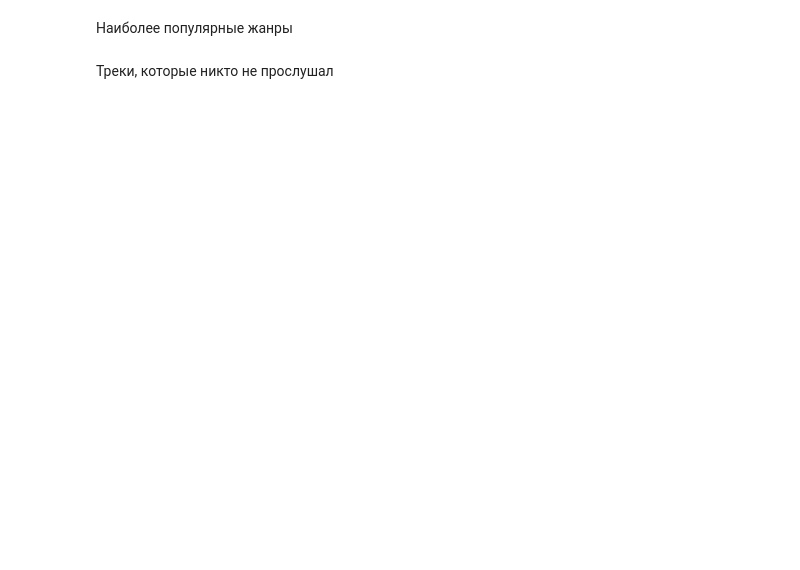
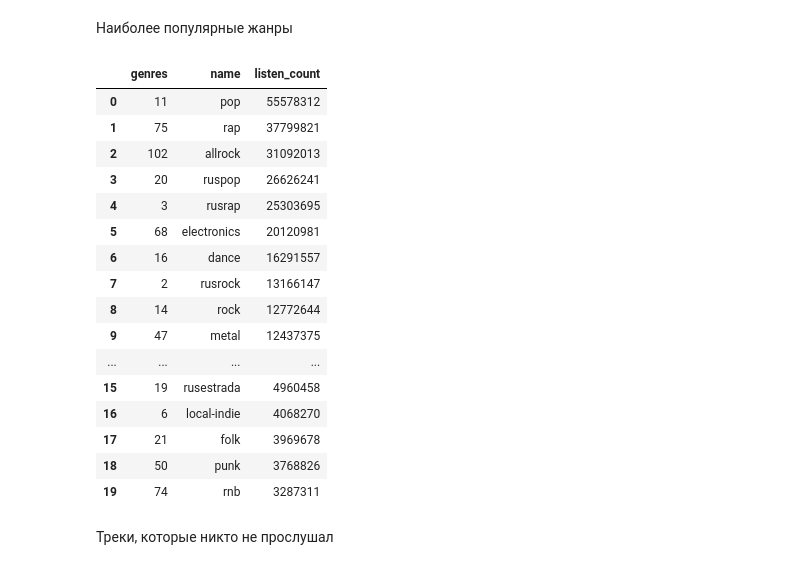
Before and after one commit to The-Mushroom-That-Killed-Mario/mle-project-sprint-4-v001, a Jupyter notebook: recommendations.ipynb, the cells around one changed output. Cells and saved outputs as stored; diff of their text form; code cells hidden in the pictures; blank space fills up the shorter version.

```diff
--- a/recommendations.ipynb
+++ b/recommendations.ipynb
@@ -287,4 +363,74 @@ print(
 # %% [markdown]
 Наиболее популярные жанры
+# %%
+# количество прослушиваний каждого трека
+
+track_listens = (
+    interactions.groupby("track_id")
+    .size()
+    .reset_index(name="listen_count")
+)
+
+# Присоединяем жанры
+tracks_with_listens = tracks[
+    ["track_id", "genres"]
+].merge(
+    track_listens,
+    on="track_id",
+    how="left"
+)
+
+tracks_with_listens["listen_count"] = (
+    tracks_with_listens["listen_count"]
+    .fillna(0)
+    .astype("int64")
+)
+
+# Подсчёт суммы прослушиваний
+popular_genres = (
+    tracks_with_listens
+    .explode("genres")
+    .groupby("genres")["listen_count"]
+    .sum()
+    .reset_index()
+    .sort_values("listen_count", ascending=False)
+    .head(20)
+)
+
+# Подтягиваем имена жанров
+genre_names = catalog_names[
+    catalog_names["type"] == "genre"
+][["id", "name"]]
+
+popular_genres = (
+    popular_genres
+    .merge(
+        genre_names,
+        left_on="genres",
+        right_on="id",
+        how="left"
+    )
+    [["genres", "name", "listen_count"]]
+)
+
+popular_genres
+# %% [output]
+|  | genres | name | listen_count |
+| 0 | 11 | pop | 55578312 |
+| 1 | 75 | rap | 37799821 |
+| 2 | 102 | allrock | 31092013 |
+| 3 | 20 | ruspop | 26626241 |
+| 4 | 3 | rusrap | 25303695 |
+| 5 | 68 | electronics | 20120981 |
+| 6 | 16 | dance | 16291557 |
+| 7 | 2 | rusrock | 13166147 |
+| 8 | 14 | rock | 12772644 |
+| 9 | 47 | metal | 12437375 |
+| ... | ... | ... | ... |
+| 15 | 19 | rusestrada | 4960458 |
+| 16 | 6 | local-indie | 4068270 |
+| 17 | 21 | folk | 3969678 |
+| 18 | 50 | punk | 3768826 |
+| 19 | 74 | rnb | 3287311 |
 # %% [markdown]
 Треки, которые никто не прослушал
```
Also changed, not shown: parts of 4 cells of this notebook.
